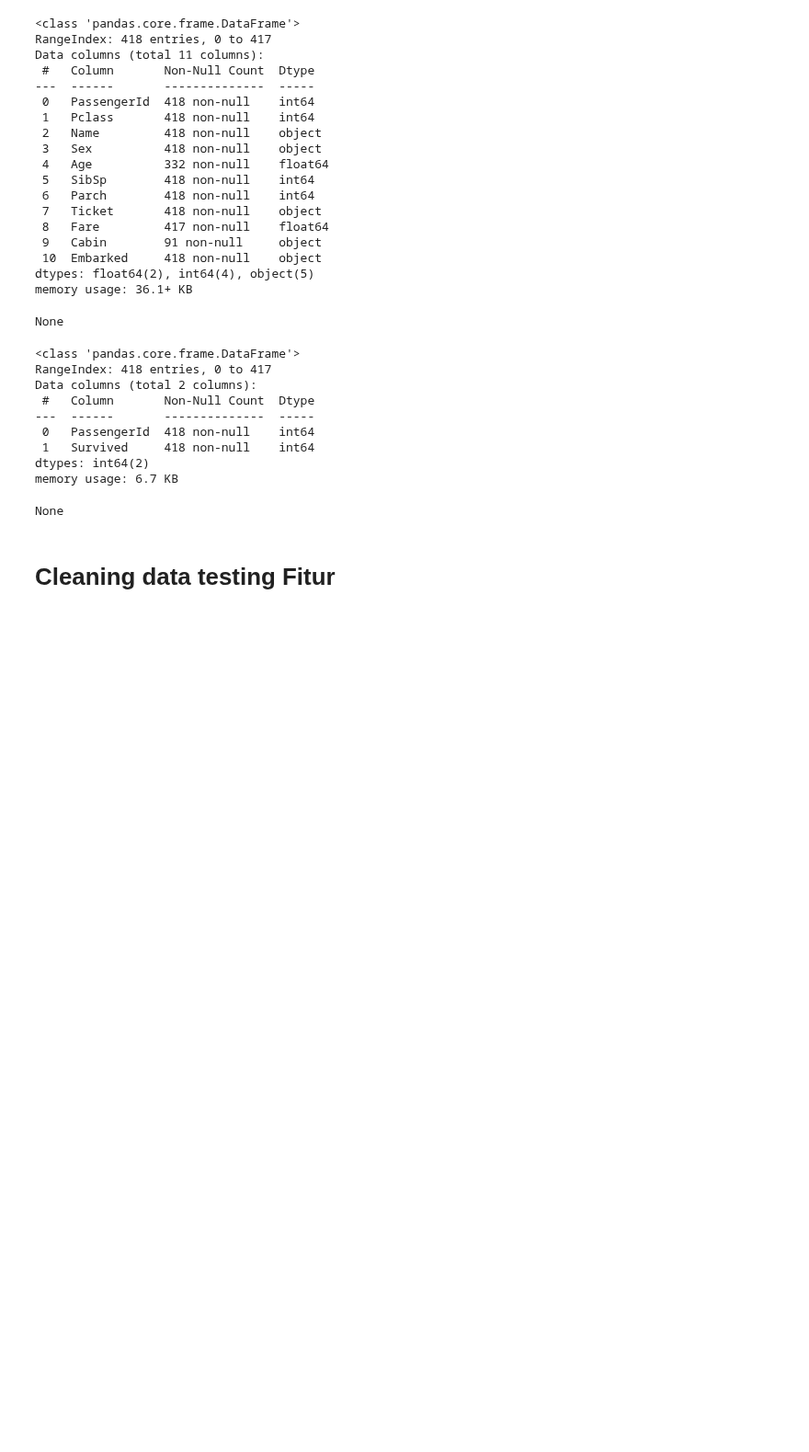
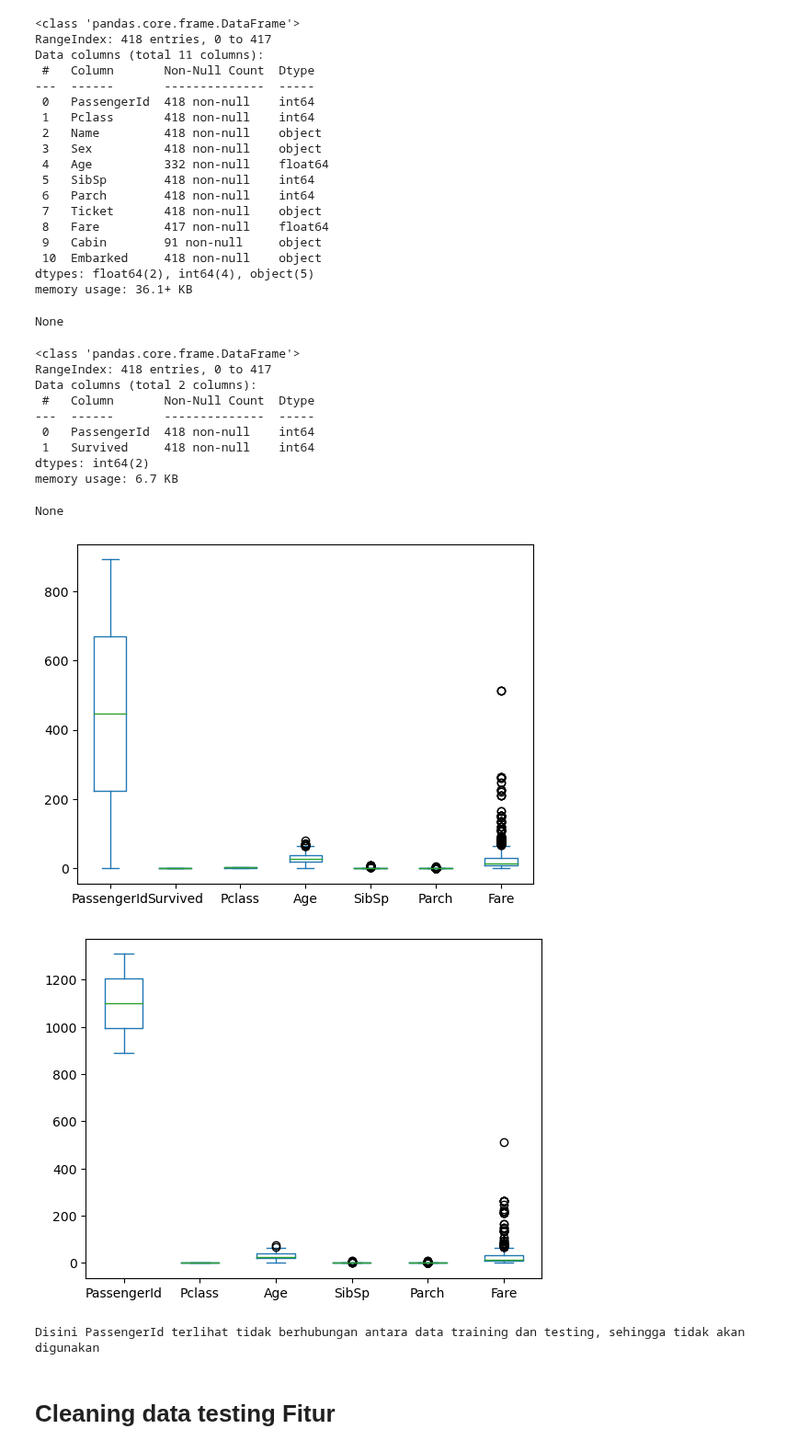
Before and after one commit to Ajhie1987/Python_Train, a Jupyter notebook: Final_Assign.ipynb, the cells around one changed output. Shown at 92% size. Cells and saved outputs as stored; diff of their text form; code cells hidden in the pictures; blank space fills up the shorter version.

```diff
--- a/Final_Assign.ipynb
+++ b/Final_Assign.ipynb
@@ -104,6 +110,15 @@ Data columns (total 2 columns):
 dtypes: int64(2)
 memory usage: 6.7 KB
 None
+# %%
+df_train.plot(kind='box')
+df_test_fitur.plot(kind='box')
+plt.show()
+print('Disini PassengerId terlihat tidak berhubungan antara data training dan testing, sehingga tidak akan digunakan')
+# %% [output]
+[figure, added]
+[figure, added]
+Disini PassengerId terlihat tidak berhubungan antara data training dan testing, sehingga tidak akan digunakan
 # %% [markdown]
 # Cleaning data testing Fitur
 # %%
```
Also changed, not shown: parts of 22 cells of this notebook.
